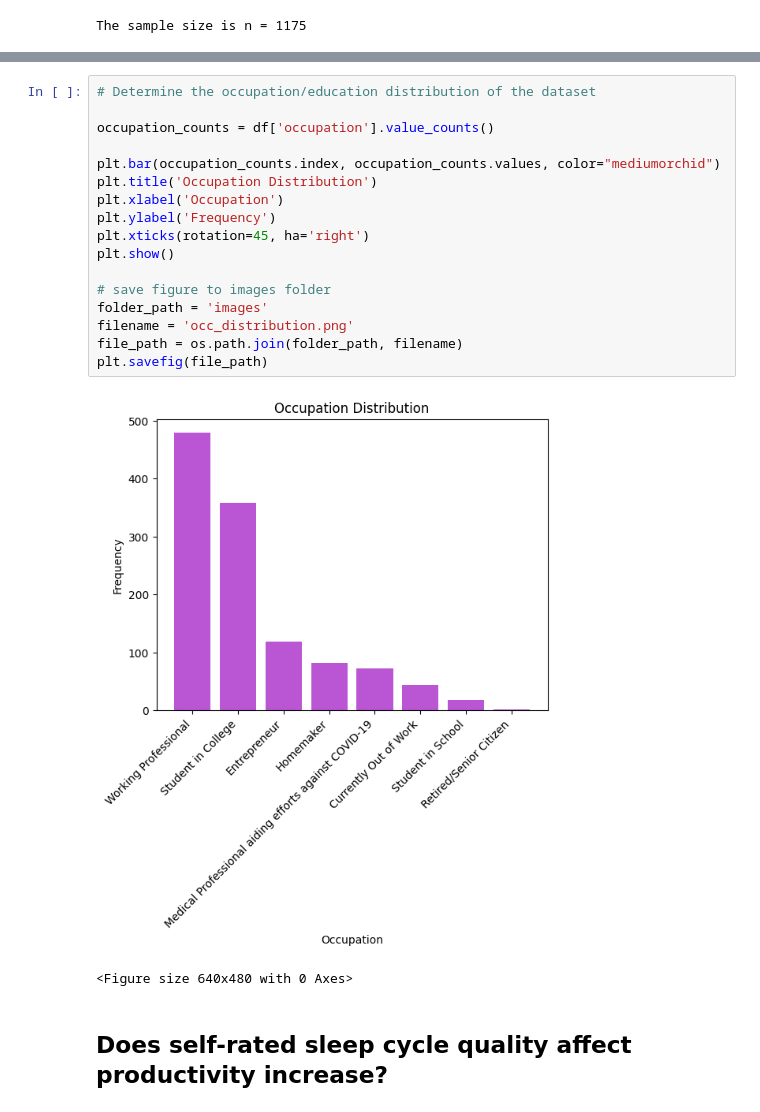
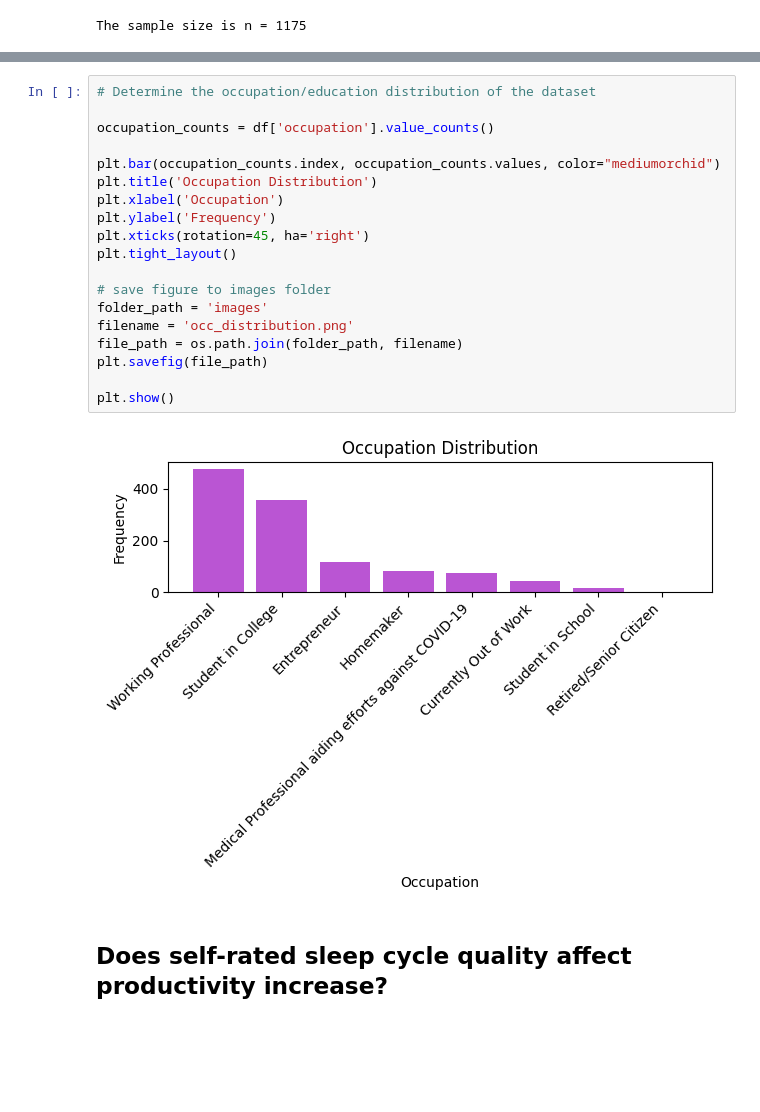
Before and after one commit to AayushiDaliparthi/Project_1_uoft, a Jupyter notebook: emily.ipynb, the cells around one changed output, grey strips where cells are left out. Saved outputs shown, nothing was run; the diff lists cells and outputs as text; blank space fills up the shorter version.

```diff
--- a/emily.ipynb
+++ b/emily.ipynb
@@ -169,23 +171,24 @@ plt.savefig(file_path)
 # %%
 # Determine the occupation/education distribution of the dataset
 
 occupation_counts = df['occupation'].value_counts()
 
 plt.bar(occupation_counts.index, occupation_counts.values, color="mediumorchid")
 plt.title('Occupation Distribution')
 plt.xlabel('Occupation')
 plt.ylabel('Frequency')
 plt.xticks(rotation=45, ha='right')
-plt.show()
+plt.tight_layout()
 
 # save figure to images folder
 folder_path = 'images'
 filename = 'occ_distribution.png'
 file_path = os.path.join(folder_path, filename)
 plt.savefig(file_path)
+
+plt.show()
 # %% [output]
-[figure, old version]
+[figure, new version]
-<Figure size 640x480 with 0 Axes>
 # %% [markdown]
 ## Does self-rated sleep cycle quality affect productivity increase?
 # %%
```
Also changed, not shown: parts of 3 cells of this notebook, 4 other files.
